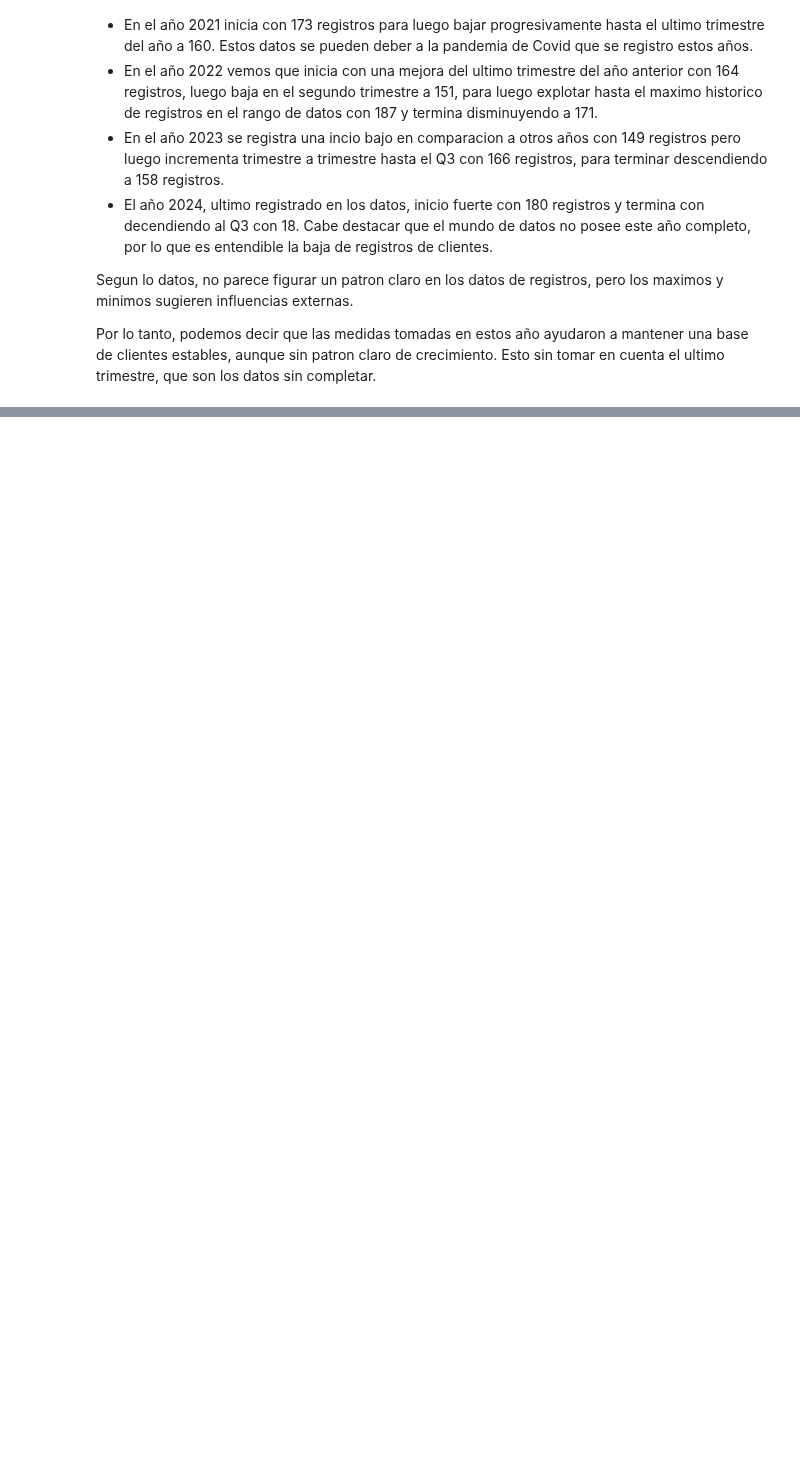
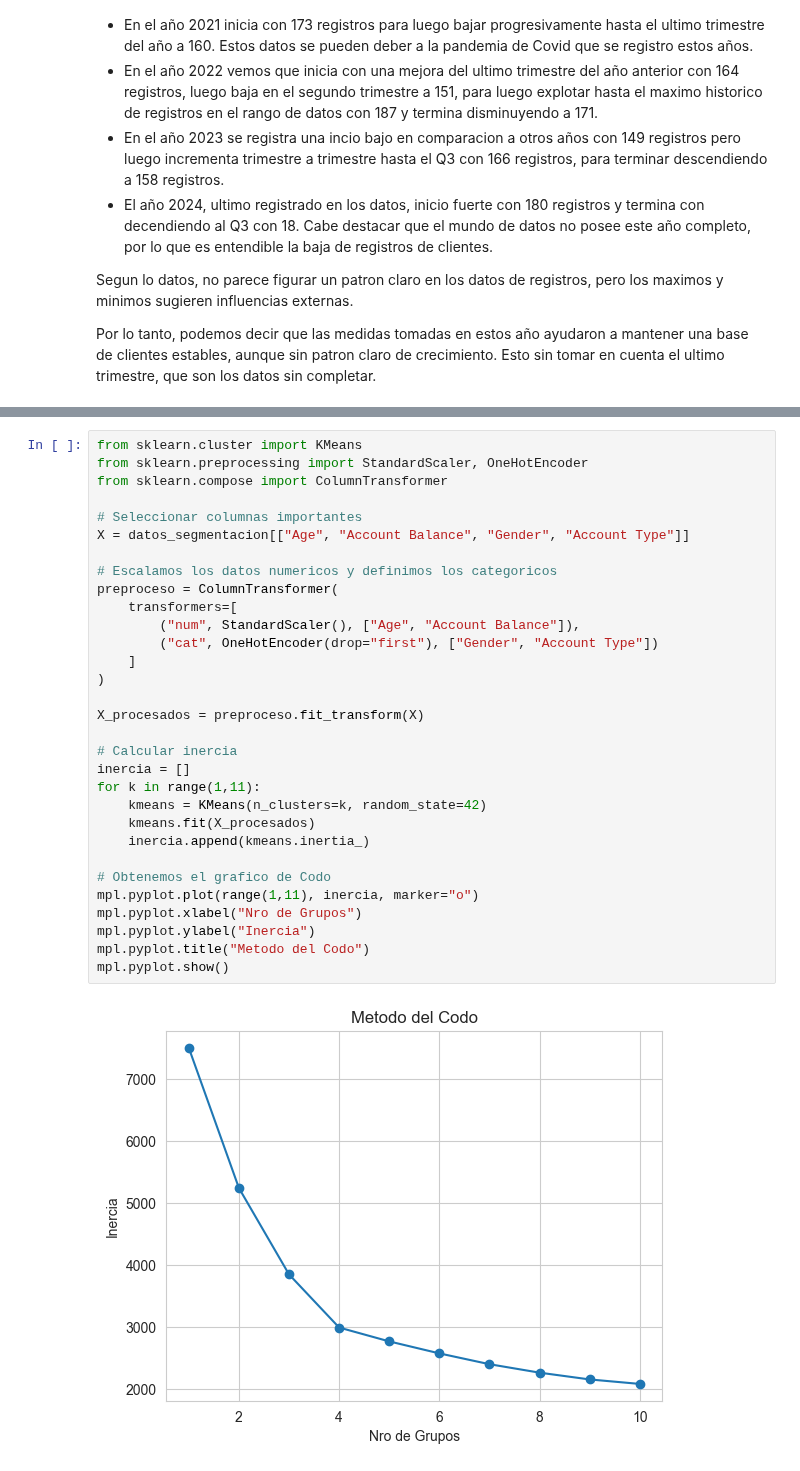
Before and after one commit to Vigonzaleze/analisisDatos_clientesBancarios, a Jupyter notebook: Analisis/analisis.ipynb, the cells around one changed output, grey strips where cells are left out. Cells and saved outputs as stored; diff of their text form; blank space fills up the shorter version.

```diff
--- a/Analisis/analisis.ipynb
+++ b/Analisis/analisis.ipynb
@@ -735,0 +824,33 @@ Por lo tanto, podemos decir que las medidas tomadas en estos año ayudaron a man
+# %%
+from sklearn.cluster import KMeans
+from sklearn.preprocessing import StandardScaler, OneHotEncoder
+from sklearn.compose import ColumnTransformer
+
+# Seleccionar columnas importantes
+X = datos_segmentacion[["Age", "Account Balance", "Gender", "Account Type"]]
+
+# Escalamos los datos numericos y definimos los categoricos
+preproceso = ColumnTransformer(
+    transformers=[
+        ("num", StandardScaler(), ["Age", "Account Balance"]),
+        ("cat", OneHotEncoder(drop="first"), ["Gender", "Account Type"])
+    ]
+)
+
+X_procesados = preproceso.fit_transform(X)
+
+# Calcular inercia
+inercia = []
+for k in range(1,11):
+    kmeans = KMeans(n_clusters=k, random_state=42)
+    kmeans.fit(X_procesados)
+    inercia.append(kmeans.inertia_)
+
+# Obtenemos el grafico de Codo
+mpl.pyplot.plot(range(1,11), inercia, marker="o")
+mpl.pyplot.xlabel("Nro de Grupos")
+mpl.pyplot.ylabel("Inercia")
+mpl.pyplot.title("Metodo del Codo")
+mpl.pyplot.show()
+# %% [output]
+[figure, added]
```
Also changed, not shown: parts of 14 cells of this notebook.
